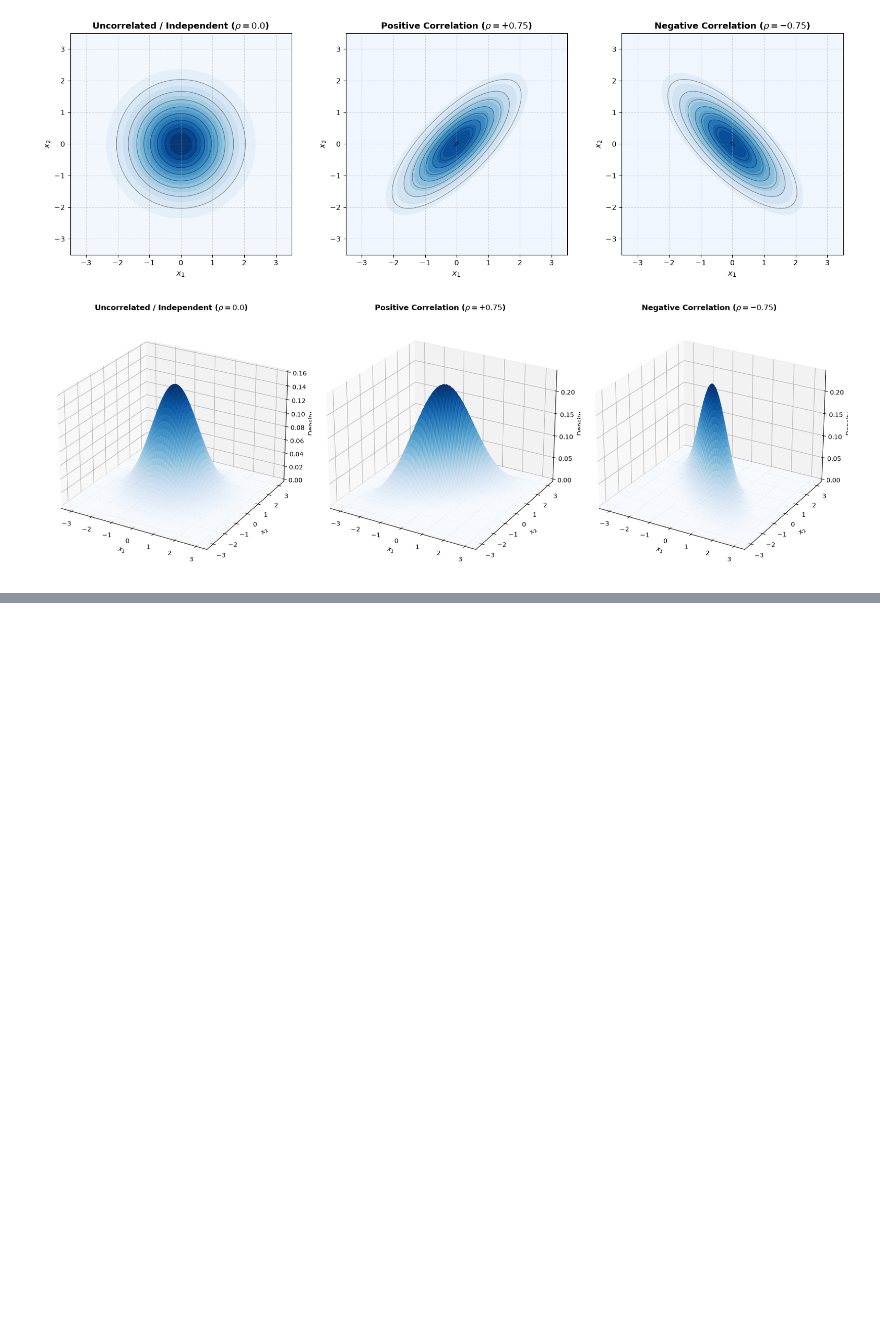
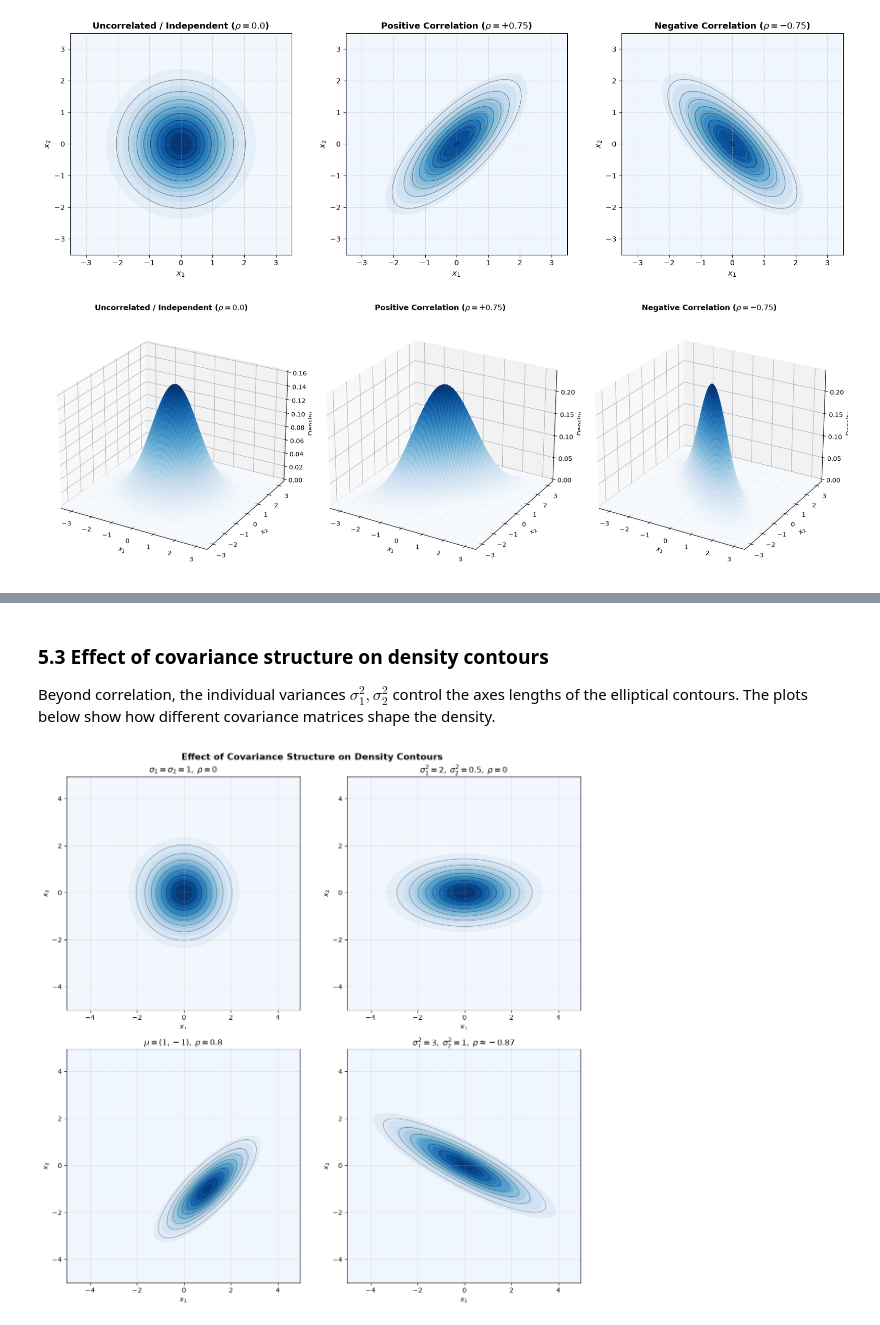
Before and after one commit to rohanishervin/kb, a Jupyter notebook: nodes/multivariate-normal-distribution.ipynb, the cells around one changed output, grey strips where cells are left out. Saved outputs shown, nothing was run; the diff lists cells and outputs as text; code cells hidden in the pictures; blank space fills up the shorter version.

```diff
--- a/nodes/multivariate-normal-distribution.ipynb
+++ b/nodes/multivariate-normal-distribution.ipynb
@@ -263,0 +268,42 @@ plt.show()
+# %% [markdown]
+
+### 5.3 Effect of covariance structure on density contours
+
+Beyond correlation, the individual variances $\sigma_1^2, \sigma_2^2$ control the axes lengths of the elliptical contours. The plots below show how different covariance matrices shape the density.
+# %%
+import numpy as np
+import matplotlib.pyplot as plt
+from scipy.stats import multivariate_normal
+
+x, y = np.mgrid[-5:5:.05, -5:5:.05]
+pos = np.dstack((x, y))
+
+configs = [
+    {'mu': [0, 0], 'cov': [[1, 0], [0, 1]],
+     'title': r'$\sigma_1=\sigma_2=1,\;\rho=0$'},
+    {'mu': [0, 0], 'cov': [[2, 0], [0, 0.5]],
+     'title': r'$\sigma_1^2=2,\;\sigma_2^2=0.5,\;\rho=0$'},
+    {'mu': [1, -1], 'cov': [[1, 0.8], [0.8, 1]],
+     'title': r'$\mu=(1,-1),\;\rho=0.8$'},
+    {'mu': [0, 0], 'cov': [[3, -1.5], [-1.5, 1]],
+     'title': r'$\sigma_1^2=3,\;\sigma_2^2=1,\;\rho\approx-0.87$'},
+]
+
+fig, axes = plt.subplots(2, 2, figsize=(12, 12))
+for ax, cfg in zip(axes.flat, configs):
+    rv = multivariate_normal(cfg['mu'], cfg['cov'])
+    z = rv.pdf(pos)
+    ax.contourf(x, y, z, levels=15, cmap='Blues')
+    ax.contour(x, y, z, levels=8, colors='black', alpha=0.4, linewidths=0.8)
+    ax.set_title(cfg['title'], fontsize=12, fontweight='bold')
+    ax.set_xlabel('$x_1$')
+    ax.set_ylabel('$x_2$')
+    ax.set_aspect('equal')
+    ax.grid(True, linestyle='--', alpha=0.4)
+
+fig.suptitle('Effect of Covariance Structure on Density Contours',
+             fontsize=14, fontweight='bold')
+fig.tight_layout()
+plt.show()
+# %% [output]
+[figure, added]
```
Also changed, not shown: parts of 10 cells of this notebook, 4 other files.
